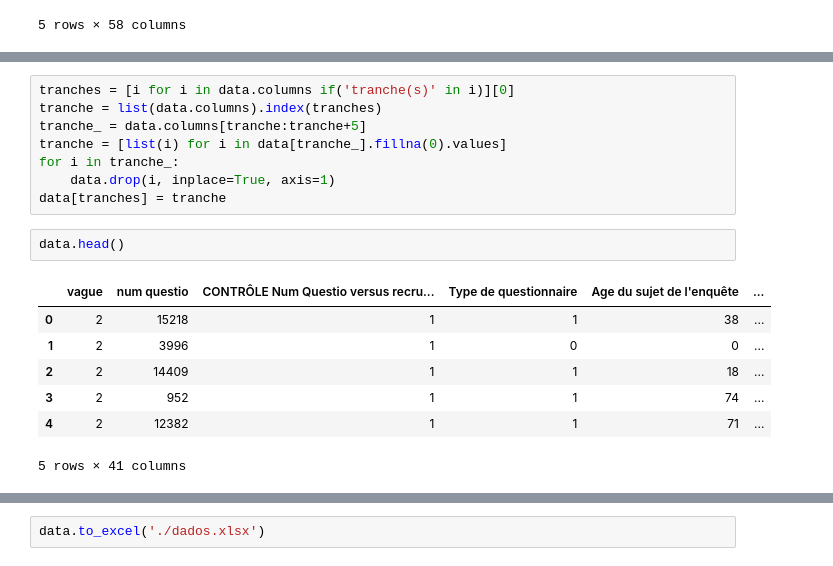
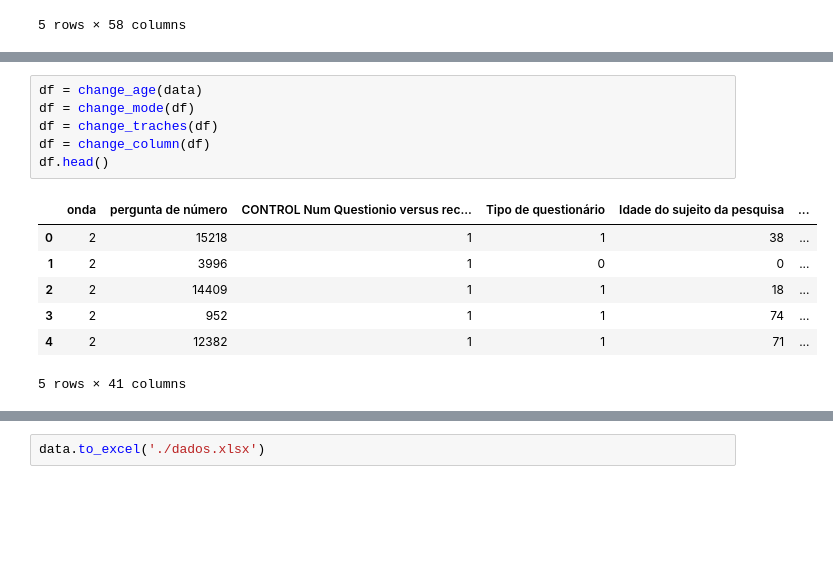
Before and after one commit to intcarlosmiguel/pesquisa_mestrado, a Jupyter notebook: main.ipynb, the cells around one changed output, grey strips where cells are left out. Drawn from its saved outputs; the diff is of its cells as text; blank space fills up the shorter version.

```diff
--- a/main.ipynb
+++ b/main.ipynb
@@ -47,18 +24,14 @@ for i in range(len(modes)):
-# %%
-tranches = [i for i in data.columns if('tranche(s)' in i)][0]
-tranche = list(data.columns).index(tranches)
-tranche_ = data.columns[tranche:tranche+5]
-tranche = [list(i) for i in data[tranche_].fillna(0).values]
-for i in tranche_:
-    data.drop(i, inplace=True, axis=1)
-data[tranches] = tranche
-# %%
-data.head()
-# %% [output]
-|  | vague | num questio | CONTRÔLE Num Questio versus recru... | Type de questionnaire | Age du sujet de l'enquête | ... |
-| 0 | 2 | 15218 | 1 | 1 | 38 | ... |
-| 1 | 2 | 3996 | 1 | 0 | 0 | ... |
-| 2 | 2 | 14409 | 1 | 1 | 18 | ... |
-| 3 | 2 | 952 | 1 | 1 | 74 | ... |
-| 4 | 2 | 12382 | 1 | 1 | 71 | ... |
-5 rows × 41 columns
+# %%
+df = change_age(data)
+df = change_mode(df)
+df = change_traches(df)
+df = change_column(df)
+df.head()
+# %% [output]
+|  | onda | pergunta de número | CONTROL Num Questionio versus rec... | Tipo de questionário | Idade do sujeito da pesquisa | ... |
+| 0 | 2 | 15218 | 1 | 1 | 38 | ... |
+| 1 | 2 | 3996 | 1 | 0 | 0 | ... |
+| 2 | 2 | 14409 | 1 | 1 | 18 | ... |
+| 3 | 2 | 952 | 1 | 1 | 74 | ... |
+| 4 | 2 | 12382 | 1 | 1 | 71 | ... |
+5 rows × 41 columns
```
Also changed, not shown: parts of 18 cells of this notebook, 3 other files.
